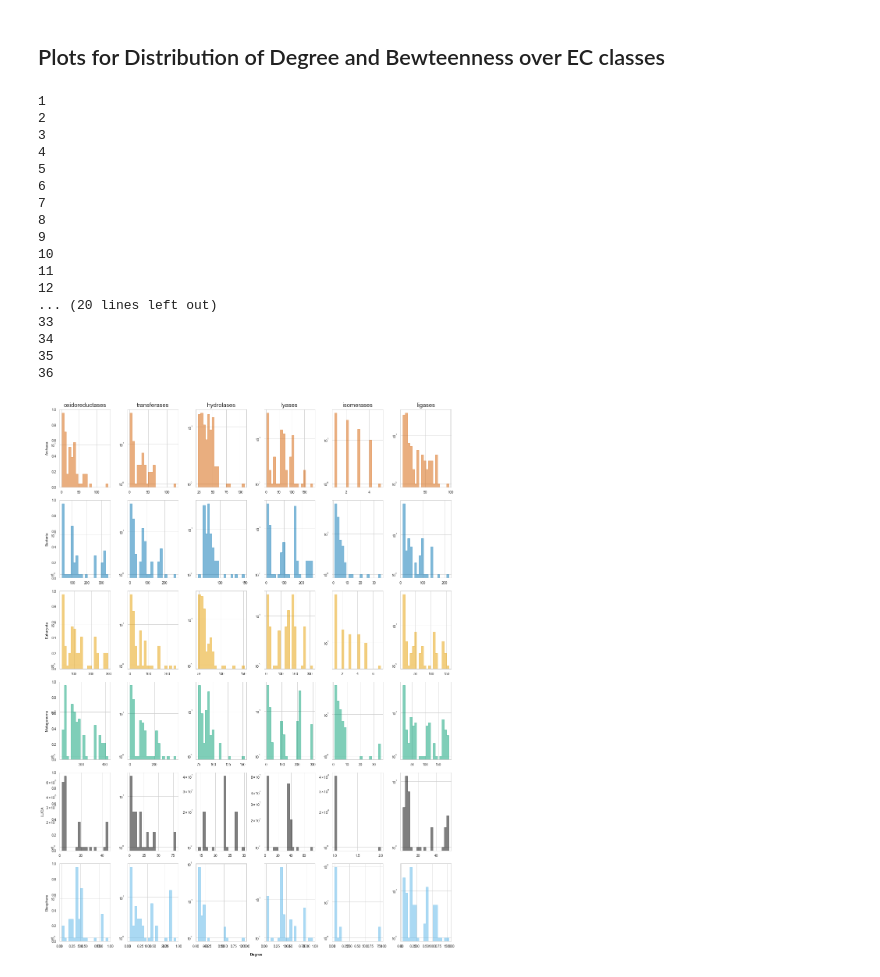
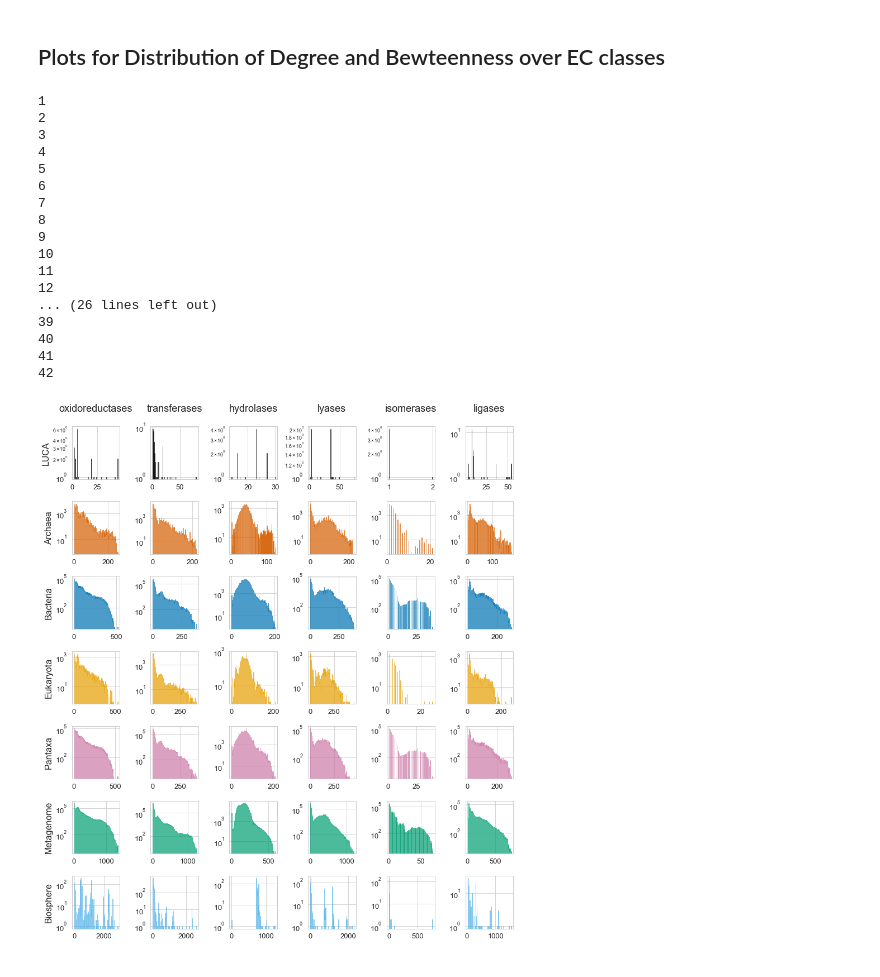
Before and after one commit to thyamu/enzyme-networks, a Jupyter notebook: scripts/plot_dist_centrality_over_ec.ipynb, the cells around one changed output. Cells and saved outputs as stored; diff of their text form; code cells hidden in the pictures.

Commit message:
Added a script to make plots for the distribution of degree and betweenness of enzyme networks for different domains and enzyme classes.

```diff
--- a/scripts/plot_dist_centrality_over_ec.ipynb
+++ b/scripts/plot_dist_centrality_over_ec.ipynb
@@ -21,10 +21,11 @@ class Domain:
 
     def __init__(self,name):
 
-
         self.name = name
 
         self.path_degree = "../results/topology/degree/degree_distribution_over_EC_%s.json"%(self.name)
+
+        self.path_betweenness = "../results/topology/betweenness/betweenness_distribution_over_EC_%s.json"%(self.name)
 
         cb = {'black':[0,0,0], 'orange':[230/255,159/255,0], 'skyblue':[86/255,180/255,233/255],
         'bluishgreen':[0,158/255,115/255], 'yellow':[240/255,228/255,66/255],'blue':[0,114/255,178/255],
@@ -35,6 +36,7 @@ class Domain:
             'Bacteria': cb['blue'],
             'Archaea': cb['vermillion'],
             'Eukaryota': cb['orange'],
+            'Pantaxa': cb['reddishpurple'],
             'LUCA': cb['black'],
             'Biosphere': cb['skyblue']}
 
@@ -46,6 +48,7 @@ eukaryota = Domain('Eukaryota')
 metagenome = Domain('Metagenome')
 luca = Domain("LUCA")
 biosphere = Domain("Biosphere")
+pantaxa = Domain("Pantaxa")
 
 ec_class_name = {'1':'oxidoreductases',
      '2':'transferases',
@@ -54,60 +57,52 @@ ec_class_name = {'1':'oxidoreductases',
     '5': 'isomerases',
     '6': 'ligases'}
 # %%
-list_domain = [archaea, bacteria, eukaryota, metagenome, luca, biosphere]
-#list_domain = [luca, biosphere]
+list_domain = [luca, archaea, bacteria, eukaryota, pantaxa, metagenome, biosphere]
+
 data = dict()
 for domain in list_domain:
     data[domain] = load_json(domain.path_degree)
 # %%
-
-fig, axes = plt.subplots(len(list_domain), 6, figsize=(15,20), sharex=True, sharey=True)
-# fig.suptitle('Bigger 1 row x 2 columns axes with no data')
-# axes[0].set_title('Title of the first chart')
-
-
+plt.figure(figsize=(2 * len(ec_class_name), 2 * len(list_domain))) #sharex=True, sharey=True)
 j = 0
 for domain in list_domain:
     i = 0
-    for ec_index in range(1, 7):
-        fig.add_subplot(len(list_domain), 6, ec_index + j)
+    for ec_index in range(1, len(ec_class_name) + 1):
+        plt.subplot(len(list_domain), len(ec_class_name), ec_index + j)
         print(ec_index + j)
         ec_class = str(ec_index)
-        x = data[domain][ec_class][:100]
-        plt.hist(x, histtype='step', bins=20, log=True, fill=True, alpha=0.5, label=domain.name, color=domain.color)
-        #ax = plt.gca()
+        x = data[domain][ec_class]
+        plt.hist(x, histtype='step', bins=200, log=True, fill=True, alpha=0.7, label=domain.name, color=domain.color)
+        ax = plt.gca()
+        ax.tick_params(labelsize=13)
         #ax.set_xlim([0,500])
-
         #ax.set_ylim([0,100000])
-
         i += 1
-        if domain == archaea:
-            plt.title(ec_class_name[ec_class], fontsize= 15)
+        if domain == luca:
+            plt.title("%s\n"%ec_class_name[ec_class], fontsize= 18)
         if ec_index == 1:
-            plt.ylabel(domain.name)
-
+            plt.ylabel(domain.name, fontsize= 16)
     j += i
 
-plt.xlabel(' \n')
-fig.text(0.52, 0.01, 'Degree', ha='center',weight='bold')
+plt.xlabel("Degree", color="white", fontsize=25)
 plt.tight_layout()
 plt.savefig("../plots/degree_distribution_log.png", dpi = 300)
 # %% [output]
 1
 2
 3
 4
 5
 6
 7
 8
 9
 10
 11
 12
-... (20 lines left out)
-33
-34
-35
-36
+... (26 lines left out)
+39
+40
+41
+42
-[figure, old version]
+[figure, new version]
```
Also changed, not shown: parts of 2 cells of this notebook.
